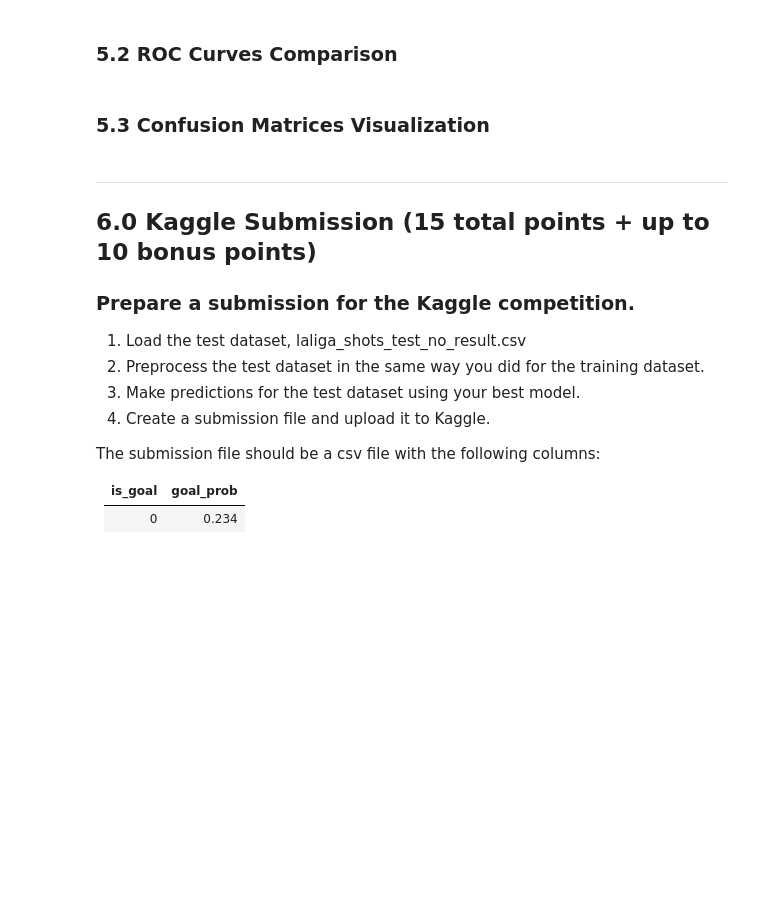
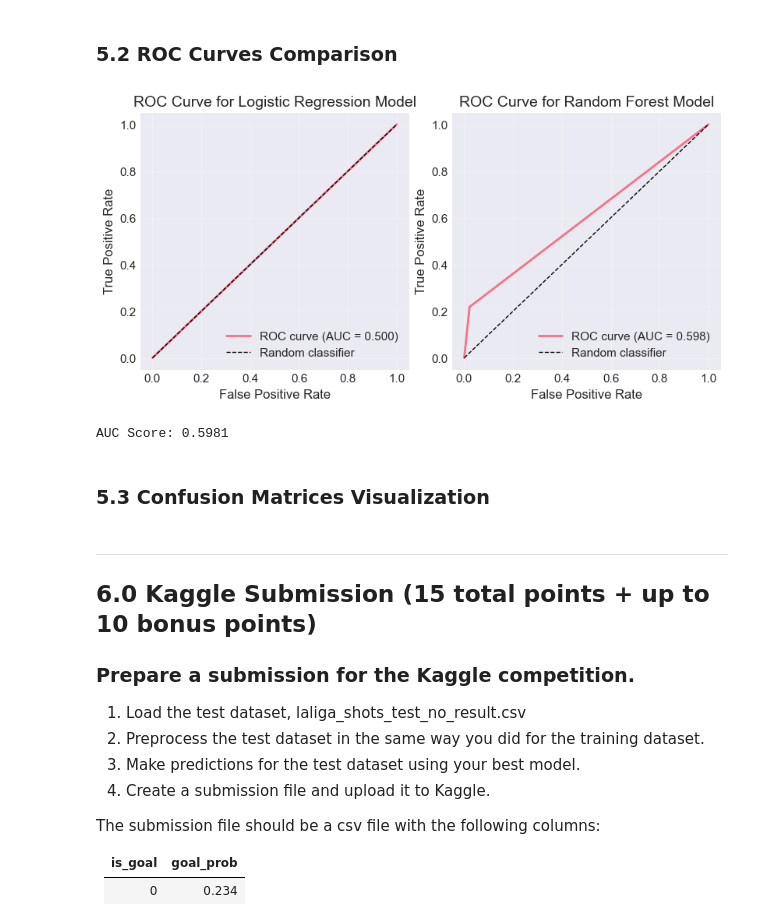
Before and after one commit to smgibson19/ds701_fa25_midterm_challenge_sports, a Jupyter notebook: LALIGA_Analysis_Challenge.ipynb, the cells around one changed output. Cells and saved outputs as stored; diff of their text form; code cells hidden in the pictures; blank space fills up the shorter version.

```diff
--- a/LALIGA_Analysis_Challenge.ipynb
+++ b/LALIGA_Analysis_Challenge.ipynb
@@ -926,2 +934,34 @@ Plot the confusion matrices for all models. (10 points)
+# %%
+# Compute ROC curve and AUC
+fig, axs = plt.subplots(ncols=2, nrows=1, figsize=(8, 4), layout="constrained")
+
+fpr1, tpr1, thresholds1 = metrics.roc_curve(b_test_copy, y_modeled)
+fpr2, tpr2, thresholds2 = metrics.roc_curve(b_test, t_pred)
+
+# Plot log reg ROC curve
+axs[0].plot(fpr1, tpr1, linewidth=2, label=f'ROC curve (AUC = {reg_rocauc1:.3f})')
+axs[0].plot([0, 1], [0, 1], 'k--', linewidth=1, label='Random classifier')
+axs[0].set_xlabel('False Positive Rate', fontsize=12)
+axs[0].set_ylabel('True Positive Rate', fontsize=12)
+axs[0].set_title('ROC Curve for Logistic Regression Model', fontsize=14)
+axs[0].legend(loc='lower right', fontsize=11)
+axs[0].grid(True, alpha=0.3)
+axs[0].tick_params(labelsize=11)
+
+# Plot forest ROC curve
+axs[1].plot(fpr2, tpr2, linewidth=2, label=f'ROC curve (AUC = {reg_rocauc:.3f})')
+axs[1].plot([0, 1], [0, 1], 'k--', linewidth=1, label='Random classifier')
+axs[1].set_xlabel('False Positive Rate', fontsize=12)
+axs[1].set_ylabel('True Positive Rate', fontsize=12)
+axs[1].set_title('ROC Curve for Random Forest Model', fontsize=14)
+axs[1].legend(loc='lower right', fontsize=11)
+axs[1].grid(True, alpha=0.3)
+axs[1].tick_params(labelsize=11)
+plt.show()
+
+print(f"AUC Score: {reg_rocauc:.4f}")
+# %% [output]
+[figure, added]
+AUC Score: 0.5981
 # %% [markdown]
 ### 5.3 Confusion Matrices Visualization
```
Also changed, not shown: parts of 12 cells of this notebook.
